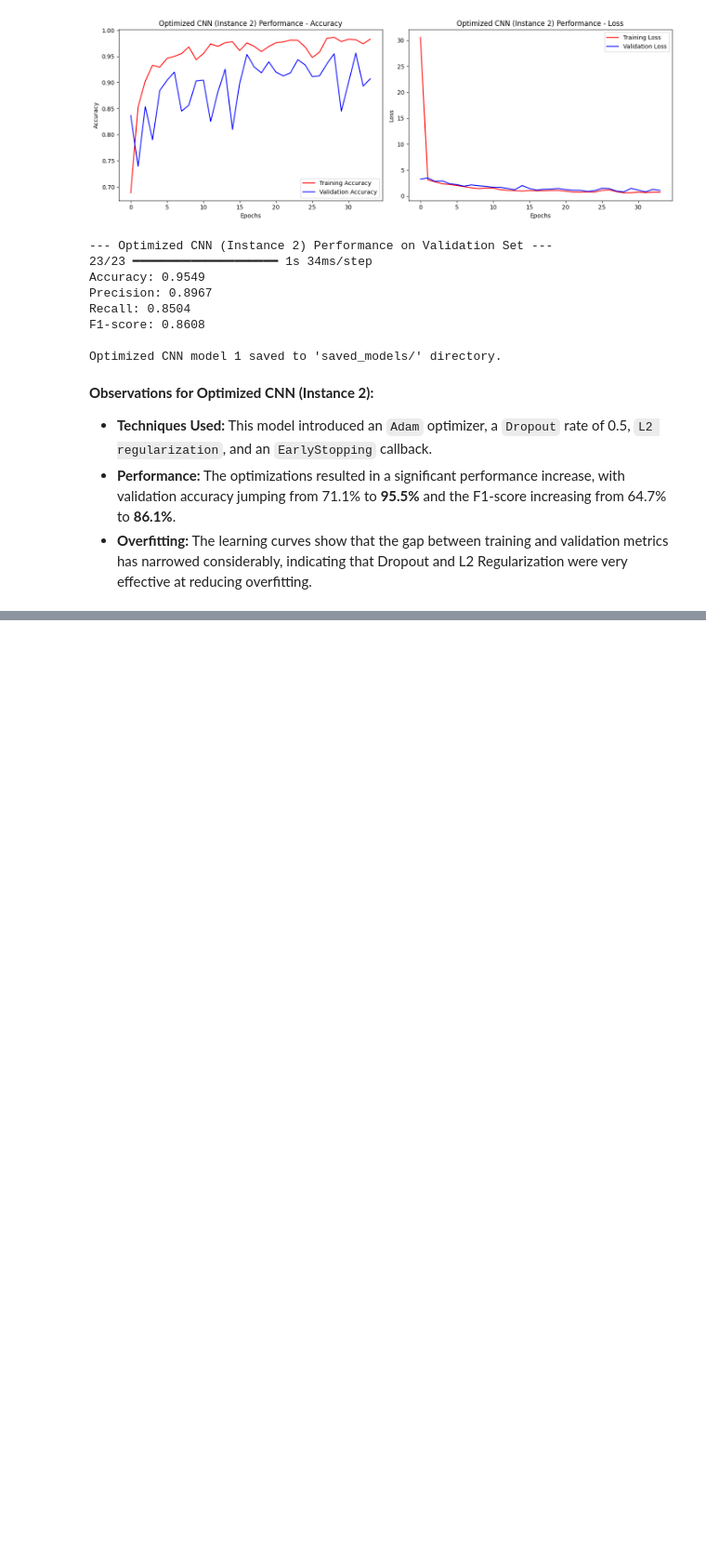
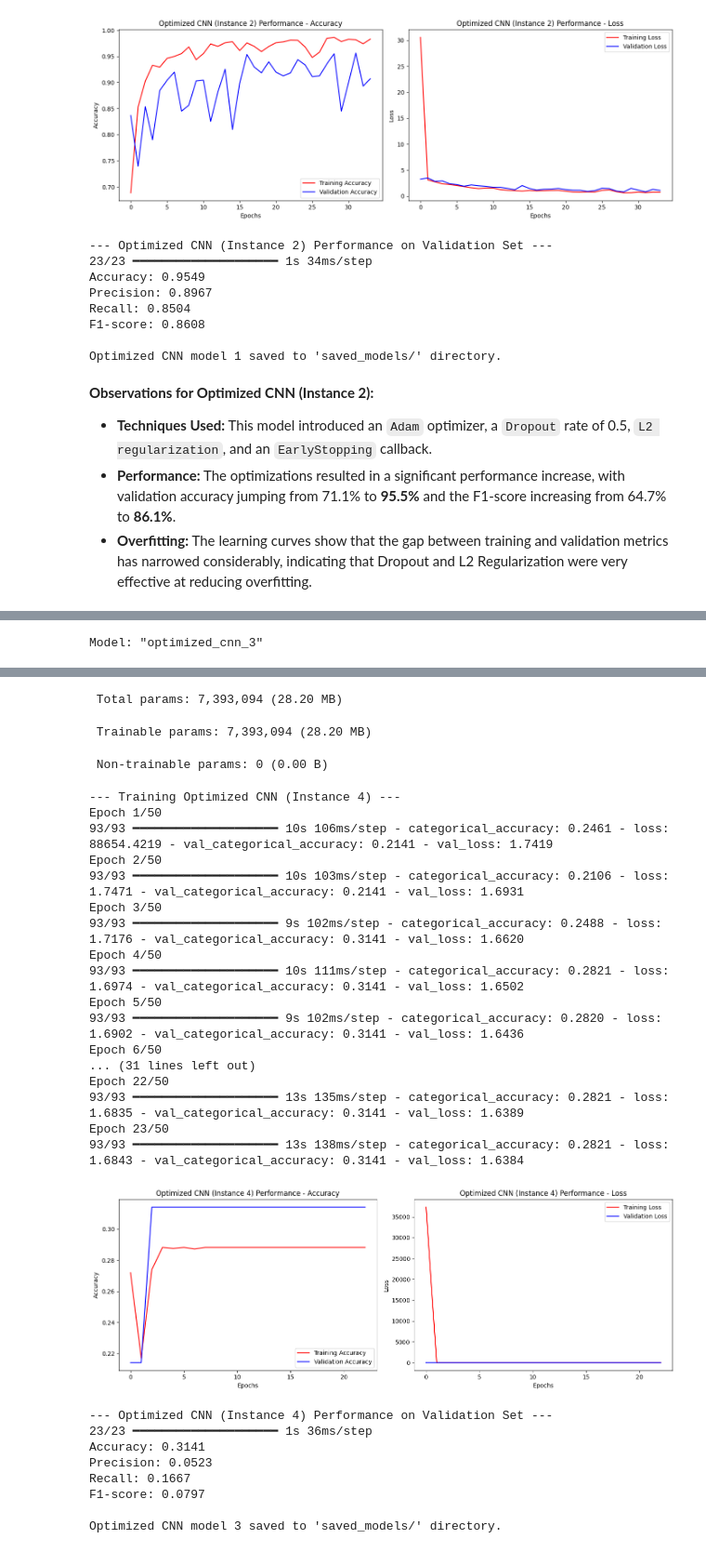
Before and after one commit to Christianib003/rinda-project, a Jupyter notebook: notebook.ipynb, the cells around one changed output, grey strips where cells are left out. Shown at 93% size. Saved outputs shown, nothing was run; the diff lists cells and outputs as text; code cells hidden in the pictures; blank space fills up the shorter version.

```diff
--- a/notebook.ipynb
+++ b/notebook.ipynb
@@ -791,0 +896,44 @@ Optimized CNN model 1 saved to 'saved_models/' directory.
+# %%
+# 1. Build the new Optimized Model
+optimized_model_3 = build_cnn_model(
+    input_shape=(IMG_HEIGHT, IMG_WIDTH, 3),
+    num_classes=6,
+    optimizer_name='sgd',
+    learning_rate=0.001,
+    dropout_rate=0.4,
+    regularizer=None,
+    name="optimized_cnn_3"
+)
+optimized_model_3.summary()
+
+# 2. Define the EarlyStopping callback (reused from before)
+early_stopping = callbacks.EarlyStopping(
+    monitor='val_loss',
+    patience=5,
+    restore_best_weights=True
+)
+
+# 3. Train the model
+print("\n--- Training Optimized CNN (Instance 4) ---")
+optimized_history_3 = optimized_model_3.fit(
+    train_dataset,
+    epochs=50,
+    validation_data=validation_dataset,
+    callbacks=[early_stopping],
+    verbose=1
+)
+
+# 4. Evaluate and save the model
+plot_training_history(optimized_history_3, "Optimized CNN (Instance 4) Performance")
+
+print("\n--- Optimized CNN (Instance 4) Performance on Validation Set ---")
+y_val_pred_opt3 = optimized_model_3.predict(validation_dataset)
+opt3_metrics = calculate_metrics(y_val_true, y_val_pred_opt3)
+
+for metric, value in opt3_metrics.items():
+    print(f"{metric}: {value:.4f}")
+
+optimized_model_3.save('saved_models/optimized_cnn_model_3.keras')
+print("\nOptimized CNN model 3 saved to 'saved_models/' directory.")
+# %% [output]
+Model: "optimized_cnn_3"
@@ -791,0 +959,29 @@ Optimized CNN model 1 saved to 'saved_models/' directory.
+ Total params: 7,393,094 (28.20 MB)
+ Trainable params: 7,393,094 (28.20 MB)
+ Non-trainable params: 0 (0.00 B)
+--- Training Optimized CNN (Instance 4) ---
+Epoch 1/50
+93/93 ━━━━━━━━━━━━━━━━━━━━ 10s 106ms/step - categorical_accuracy: 0.2461 - loss: 88654.4219 - val_categorical_accuracy: 0.2141 - val_loss: 1.7419
+Epoch 2/50
+93/93 ━━━━━━━━━━━━━━━━━━━━ 10s 103ms/step - categorical_accuracy: 0.2106 - loss: 1.7471 - val_categorical_accuracy: 0.2141 - val_loss: 1.6931
+Epoch 3/50
+93/93 ━━━━━━━━━━━━━━━━━━━━ 9s 102ms/step - categorical_accuracy: 0.2488 - loss: 1.7176 - val_categorical_accuracy: 0.3141 - val_loss: 1.6620
+Epoch 4/50
+93/93 ━━━━━━━━━━━━━━━━━━━━ 10s 111ms/step - categorical_accuracy: 0.2821 - loss: 1.6974 - val_categorical_accuracy: 0.3141 - val_loss: 1.6502
+Epoch 5/50
+93/93 ━━━━━━━━━━━━━━━━━━━━ 9s 102ms/step - categorical_accuracy: 0.2820 - loss: 1.6902 - val_categorical_accuracy: 0.3141 - val_loss: 1.6436
+Epoch 6/50
+... (31 lines left out)
+Epoch 22/50
+93/93 ━━━━━━━━━━━━━━━━━━━━ 13s 135ms/step - categorical_accuracy: 0.2821 - loss: 1.6835 - val_categorical_accuracy: 0.3141 - val_loss: 1.6389
+Epoch 23/50
+93/93 ━━━━━━━━━━━━━━━━━━━━ 13s 138ms/step - categorical_accuracy: 0.2821 - loss: 1.6843 - val_categorical_accuracy: 0.3141 - val_loss: 1.6384
+[figure, added]
+--- Optimized CNN (Instance 4) Performance on Validation Set ---
+23/23 ━━━━━━━━━━━━━━━━━━━━ 1s 36ms/step
+Accuracy: 0.3141
+Precision: 0.0523
+Recall: 0.1667
+F1-score: 0.0797
+
+Optimized CNN model 3 saved to 'saved_models/' directory.
```
Also changed, not shown: parts of 9 cells of this notebook, 3 other files.
